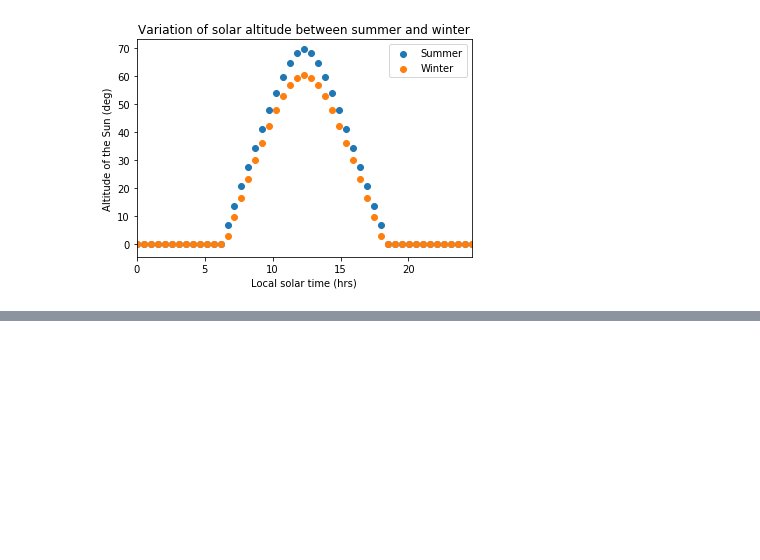
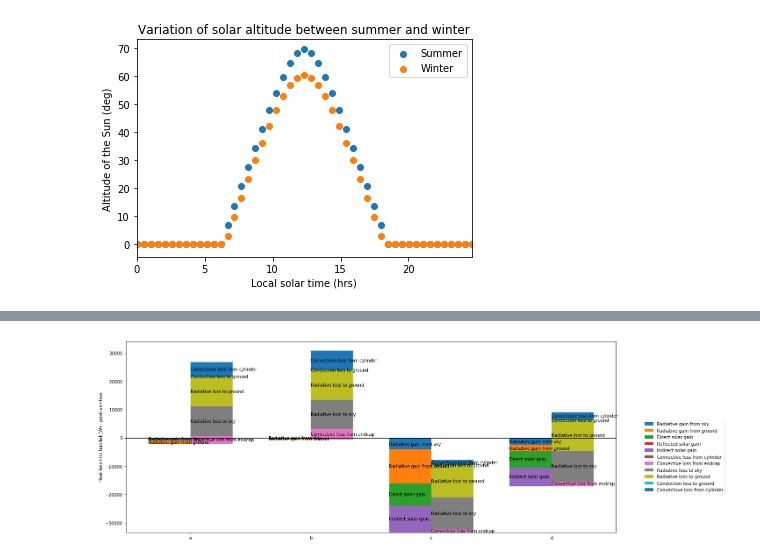
Before and after one commit to smross106/Syrtis, a Jupyter notebook: Daily Swing.ipynb, the cells around one changed output, grey strips where cells are left out. Cells and saved outputs as stored; diff of their text form; code cells hidden in the pictures; blank space fills up the shorter version.

```diff
--- a/Daily Swing.ipynb
+++ b/Daily Swing.ipynb
@@ -130,0 +139,5 @@ Text(0.5, 1.0, 'Daily variation in heat loss from habitat, summer and winter')
+# %%
+plt.figure(figsize=(20,8))
+tools.plot_power_balance([summer_reports[12], winter_reports[12], summer_reports[24], winter_reports[24]], labels=["a", "b", "c", "d"])
+# %% [output]
+[figure, added]
```
Also changed, not shown: parts of 6 cells of this notebook, 2 other files.
